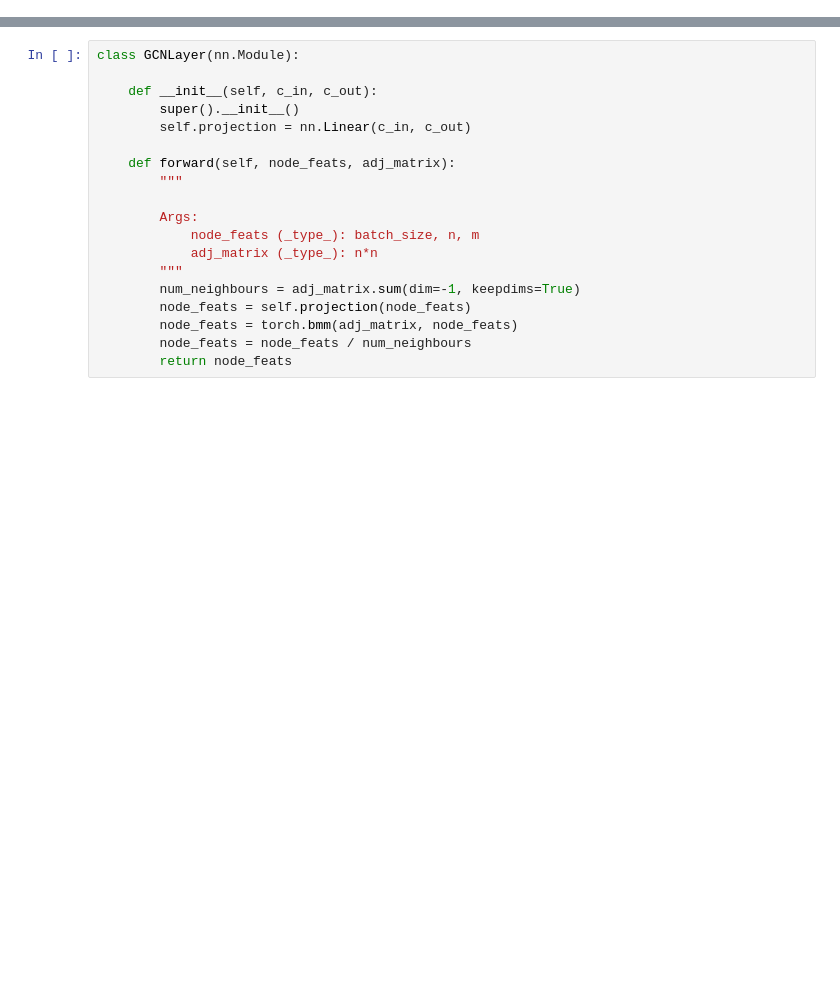
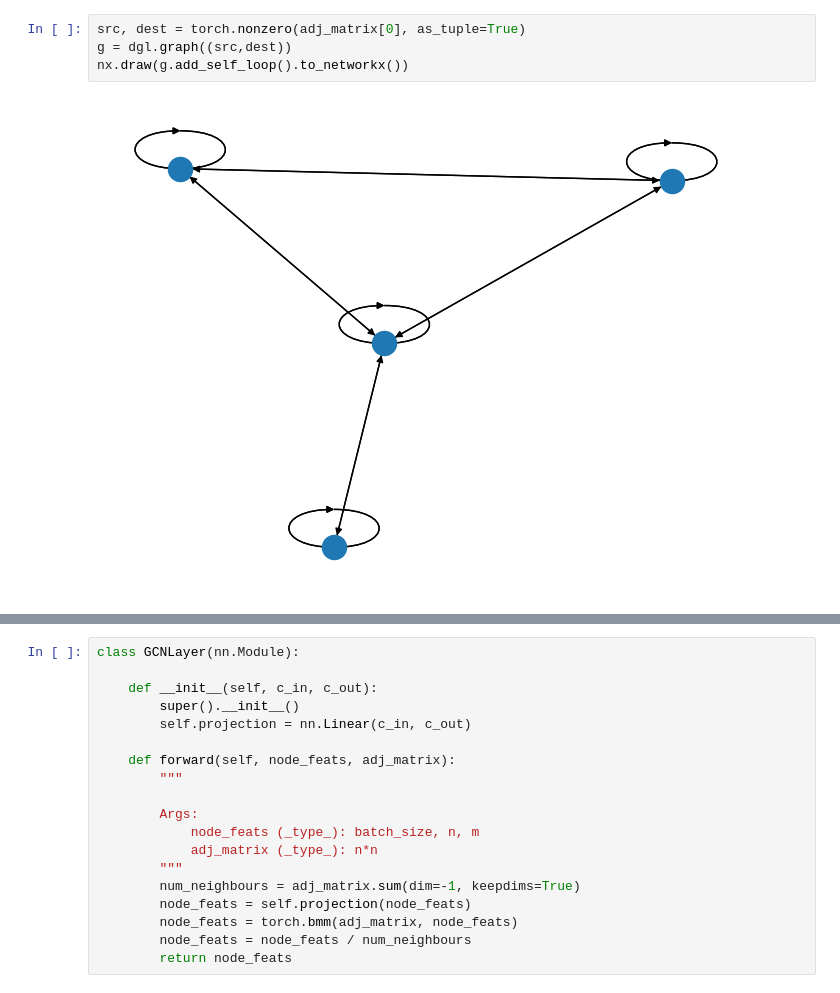
Before and after one commit to minhtriet/oc_play, a Jupyter notebook: equiformer_dgl.ipynb, the cells around one changed output, grey strips where cells are left out. Saved outputs shown, nothing was run; the diff lists cells and outputs as text; blank space fills up the shorter version.

```diff
--- a/equiformer_dgl.ipynb
+++ b/equiformer_dgl.ipynb
@@ -31,0 +37,6 @@ nx.draw(g.add_self_loop().to_networkx())
+# %%
+src, dest = torch.nonzero(adj_matrix[0], as_tuple=True)
+g = dgl.graph((src,dest))
+nx.draw(g.add_self_loop().to_networkx())
+# %% [output]
+[figure, added]
```
Also changed, not shown: parts of 25 cells of this notebook.
